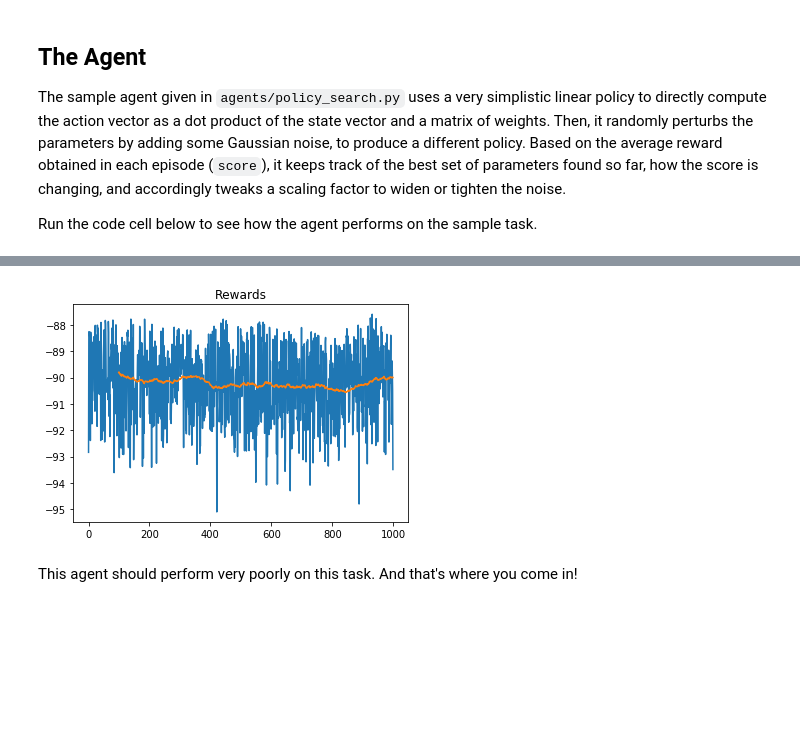
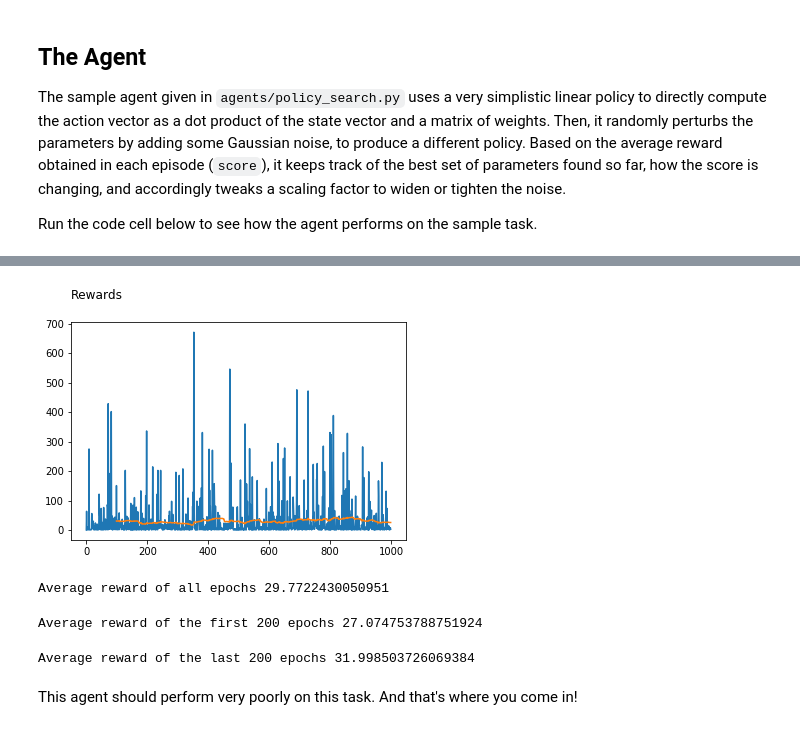
Before and after one commit to gromag/MachineLearning-Engineer-Specialisation-ReinforcementLearning-Quadcopter-2, a Jupyter notebook: Quadcopter_Project.ipynb, the cells around one changed output, grey strips where cells are left out. Drawn from its saved outputs; the diff is of its cells as text; code cells hidden in the pictures; blank space fills up the shorter version.

```diff
--- a/Quadcopter_Project.ipynb
+++ b/Quadcopter_Project.ipynb
@@ -176,26 +213,22 @@ In the next section, you will learn how to test the performance of an agent on t
 The sample agent given in `agents/policy_search.py` uses a very simplistic linear policy to directly compute the action vector as a dot product of the state vector and a matrix of weights. Then, it randomly perturbs the parameters by adding some Gaussian noise, to produce a different policy. Based on the average reward obtained in each episode (`score`), it keeps track of the best set of parameters found so far, how the score is changing, and accordingly tweaks a scaling factor to widen or tighten the noise.
 
 Run the code cell below to see how the agent performs on the sample task.
-# %%
-def plot_rewards(rewards, rolling_window=100):
-    """Plot scores and optional rolling mean using specified window."""
-    plt.plot(rewards);
-    plt.title("Rewards");
-    rolling_mean = pd.Series(rewards).rolling(rolling_window).mean()
-    plt.plot(rolling_mean);
-    return rolling_mean
 # %%
 import sys
 import pandas as pd
 from agents.policy_search import PolicySearch_Agent
 from task import Task
+import time
+from IPython.display import clear_output
 
 num_episodes = 1000
-target_pos = np.array([0., 0., 10.])
-task = Task(target_pos=target_pos)
+task = Task(init_pose, init_velocities, init_angle_velocities, runtime, target_pose)
 agent = PolicySearch_Agent(task)
-rewards = []
+ps_rewards = []
 
+start_time = time.time()
+
+description = "Policy search"
 
 for i_episode in range(1, num_episodes+1):
     state = agent.reset_episode() # start a new episode
@@ -205,9 +238,22 @@ for i_episode in range(1, num_episodes+1):
         agent.step(reward, done)
         state = next_state
         if done:
-            rewards.append(agent.total_reward)
-            print("\rEpisode = {:4d}, score = {:7.3f} (best = {:7.3f}), noise_scale = {}".format(
-                i_episode, agent.score, agent.best_score, agent.noise_scale), end="")  # [debug]
+            ps_rewards.append(agent.total_reward)
+#             print("\rEpisode = {:4d}, score = {:7.3f} (best = {:7.3f}), noise_scale = {}".format(
+#                 i_episode, agent.score, agent.best_score, agent.noise_scale), end="")
+            update_txt = ""\
+                "Ep: {0:}/{1}, "\
+                "elapsed: {2:.2f} sec, "\
+                "total rewards: {3:5f}, "\
+                "final pos = [x:{4:4f}, y:{5:4f}, z:{6:4f}]".format(
+                i_episode,
+                num_episodes,
+                (time.time() - start_time),
+                agent.total_reward,
+                state[0],
+                state[1],
+                state[2])
+            live_plot(ps_rewards, title=description, legend="Rewards", text=update_txt)
             break
     sys.stdout.flush()
 # %% [output]
@@ -215,7 +261,19 @@ Episode = 1000, score =  -3.339 (best =  -2.497), noise_scale = 3.255
 # %%
-rolling_mean = plot_rewards(rewards)
+rolling_mean = plot_rewards(ps_rewards)
 # %% [output]
-[figure, old version]
+[figure, new version]
+# %%
+print('Average reward of all epochs {}'.format(np.mean(ps_rewards)))
+# %% [output]
+Average reward of all epochs 29.7722430050951
+# %%
+print('Average reward of the first 200 epochs {}'.format(np.mean(ps_rewards[:200])))
+# %% [output]
+Average reward of the first 200 epochs 27.074753788751924
+# %%
+print('Average reward of the last 200 epochs {}'.format(np.mean(ps_rewards[-200:])))
+# %% [output]
+Average reward of the last 200 epochs 31.998503726069384
 # %% [markdown]
 This agent should perform very poorly on this task.  And that's where you come in!
 # %% [markdown]
```
Also changed, not shown: parts of 50 cells of this notebook, 5 other files.
